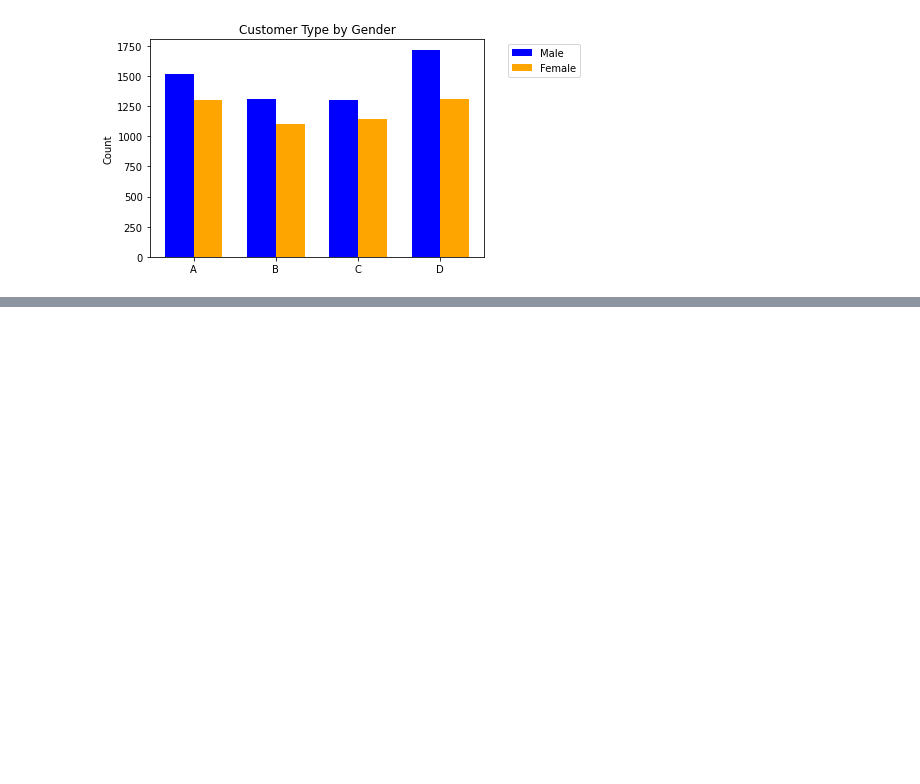
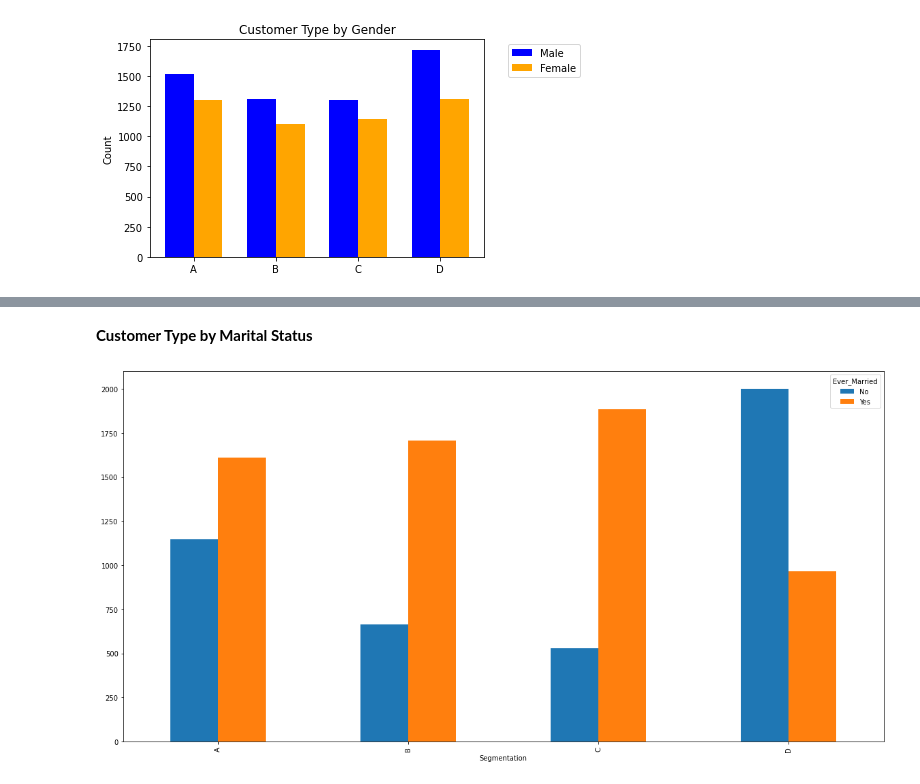
Before and after one commit to robd123/AML, a Jupyter notebook: Project4/Project4.ipynb, the cells around one changed output, grey strips where cells are left out. Drawn from its saved outputs; the diff is of its cells as text; code cells hidden in the pictures; blank space fills up the shorter version.

```diff
--- a/Project4/Project4.ipynb
+++ b/Project4/Project4.ipynb
@@ -130,0 +139,7 @@ plt.show()
+# %% [markdown]
+**Customer Type by Marital Status**
+# %%
+married_pv = pd.pivot_table(customer_data, values = 'ID', index = ['Segmentation'], columns = ['Ever_Married'], aggfunc=np.count_nonzero)
+plt = married_pv.plot(kind='bar', figsize=(20,10))
+# %% [output]
+[figure, added]
```
Also changed, not shown: parts of 11 cells of this notebook.
